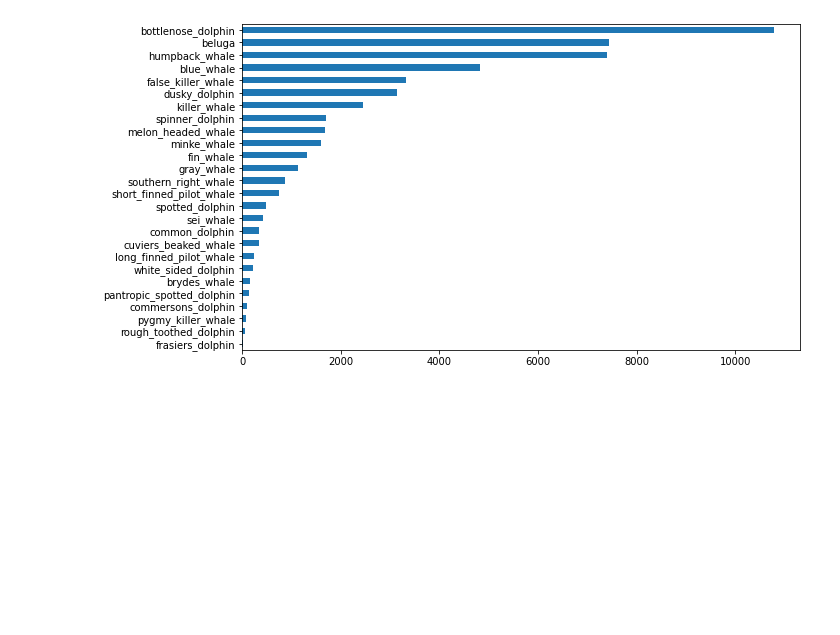
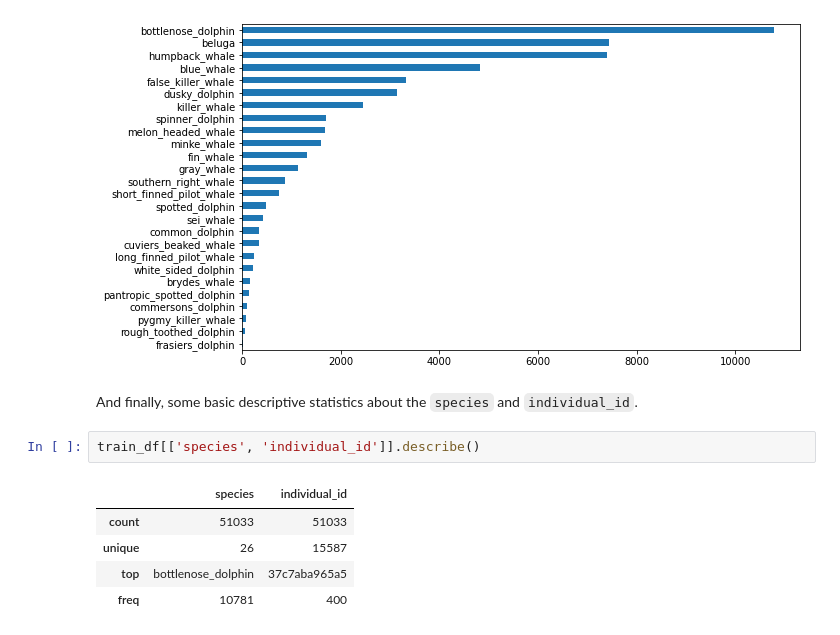
Before and after one commit to Eng-Dan/kaggle-happywhale-competition, a Jupyter notebook: happy-whale.ipynb, the cells around one changed output. Saved outputs shown, nothing was run; the diff lists cells and outputs as text; blank space fills up the shorter version.

Commit message:
Code refactored and questions added about CNN - Version 2

```diff
--- a/happy-whale.ipynb
+++ b/happy-whale.ipynb
@@ -90,3 +85,13 @@ train_df.species.value_counts().sort_values(ascending=True).plot(kind='barh')
 # %% [output]
 <AxesSubplot:>
 [figure]
+# %% [markdown]
+And finally, some basic descriptive statistics about the `species` and `individual_id`.
+# %%
+train_df[['species', 'individual_id']].describe()
+# %% [output]
+|  | species | individual_id |
+| count | 51033 | 51033 |
+| unique | 26 | 15587 |
+| top | bottlenose_dolphin | 37c7aba965a5 |
+| freq | 10781 | 400 |
```
Also changed, not shown: parts of 15 cells of this notebook.
